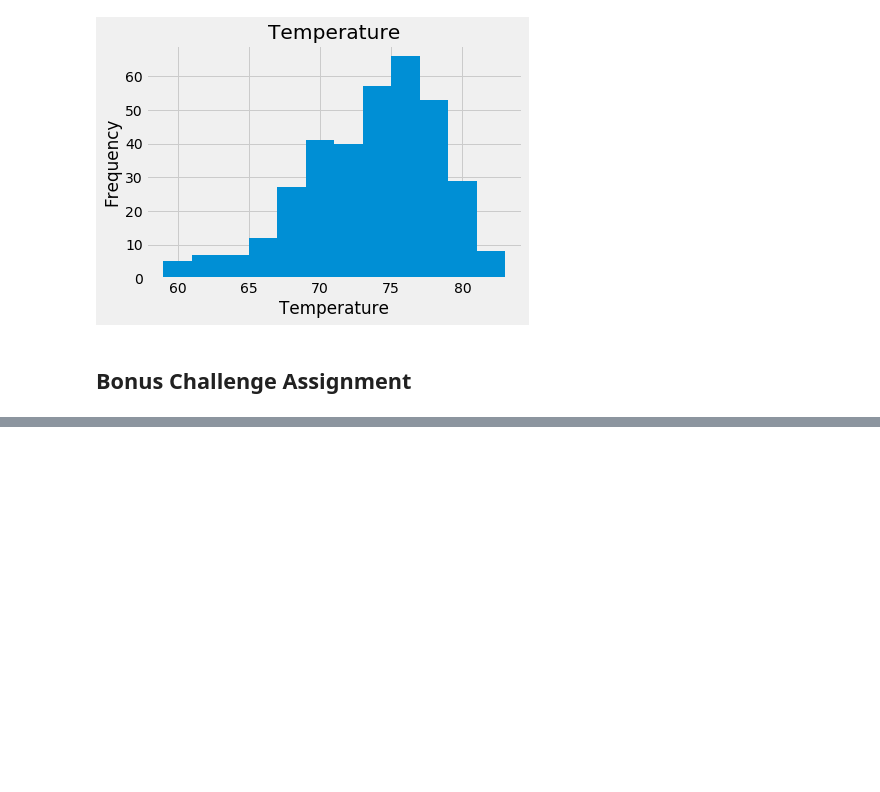
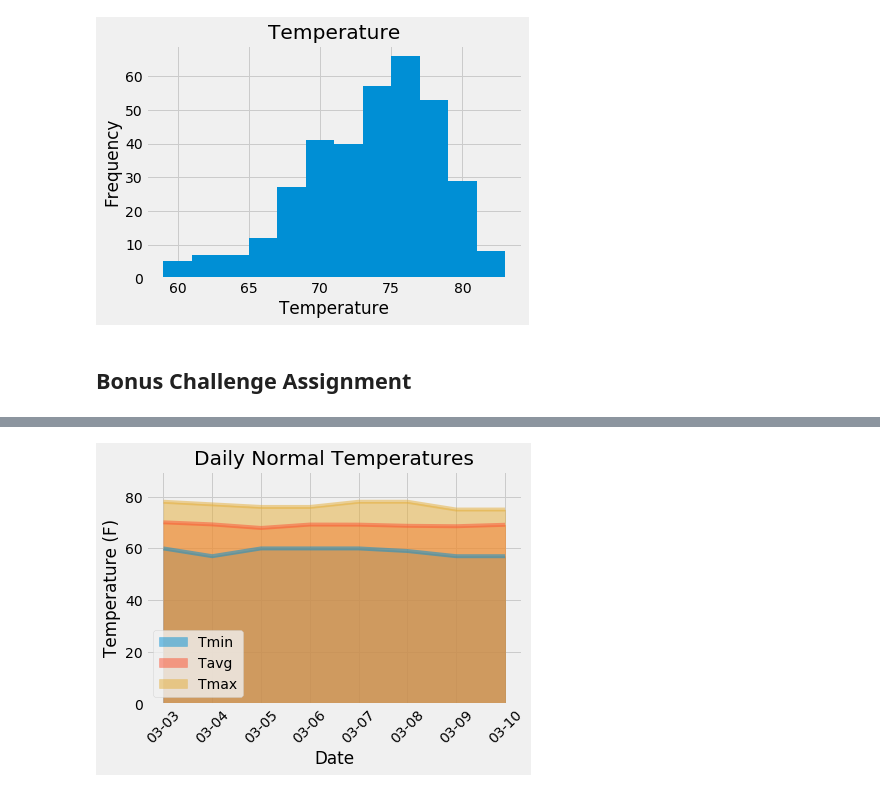
Before and after one commit to jtauman/sqlalchemy-challenge, a Jupyter notebook: climate_main.ipynb, the cells around one changed output, grey strips where cells are left out. Cells and saved outputs as stored; diff of their text form; code cells hidden in the pictures; blank space fills up the shorter version.

```diff
--- a/climate_main.ipynb
+++ b/climate_main.ipynb
@@ -222,3 +209,13 @@ print(calc_temps('2012-02-28', '2012-03-05'))
 # %%
 # Calculate the total amount of rainfall per weather station for your trip dates using the previous year's matching dates.
 # Sort this in descending order by precipitation amount and list the station, name, latitude, longitude, and elevation
+trip_start = dt.date(2017,3,3)
+trip_end = dt.date(2017,3,10)
+# Perform a query to retrieve the data and precipitation scores
+sel = [Measurement.station, func.sum(Measurement.prcp), Station.name, Station.latitude, Station.longitude, Station.elevation]
+
+trip_rainfall = session.query(*sel).filter(Measurement.station == Station.station).\
+    filter(Measurement.date >= trip_start).\
+    filter(Measurement.date <= trip_end).\
+    group_by(Measurement.station).\
+    order_by(func.sum(Measurement.prcp).desc()).all()
@@ -252,3 +265,14 @@ daily_normals("01-01")
 # Stip off the year and save a list of %m-%d strings
 
 # Loop through the list of %m-%d strings and calculate the normals for each date
+# %%
+formatted_date_list = ["03-03", "03-04","03-05", "03-06", "03-07", "03-08", "03-09", "03-10"]
+normals=[]
+for date in formatted_date_list:
+    normals.append(daily_normals(date))
+
+normal_list=[]
+for item in normals:
+    normal_list.append(list(np.ravel(item)))
+
+normal_list
@@ -255,2 +288,4 @@ daily_normals("01-01")
 # %%
 # Load the previous query results into a Pandas DataFrame and add the `trip_dates` range as the `date` index
+trip_df = pd.DataFrame(normal_list, columns=("Tmin", "Tavg", "Tmax"), index=formatted_date_list)
+trip_df
@@ -257,2 +302,10 @@ daily_normals("01-01")
 # %%
 # Plot the daily normals as an area plot with `stacked=False`
+trip_df.plot(kind="area", stacked=False, rot =45)
+plt.title("Daily Normal Temperatures")
+plt.ylabel("Temperature (F)")
+plt.xlabel("Date")
+plt.ylim(0,90)
+plt.show()
+# %% [output]
+[figure, added]
```
Also changed, not shown: parts of 18 cells of this notebook, 1 other file.
